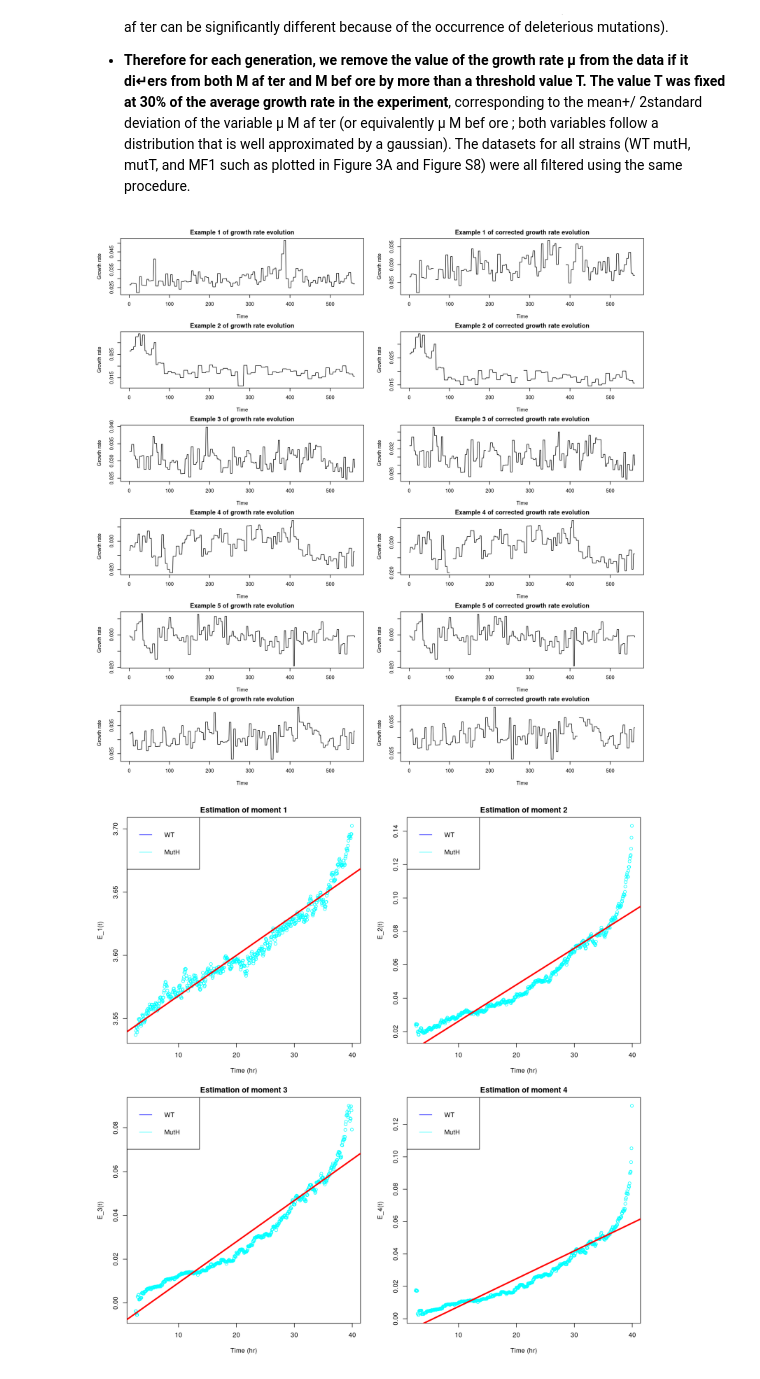
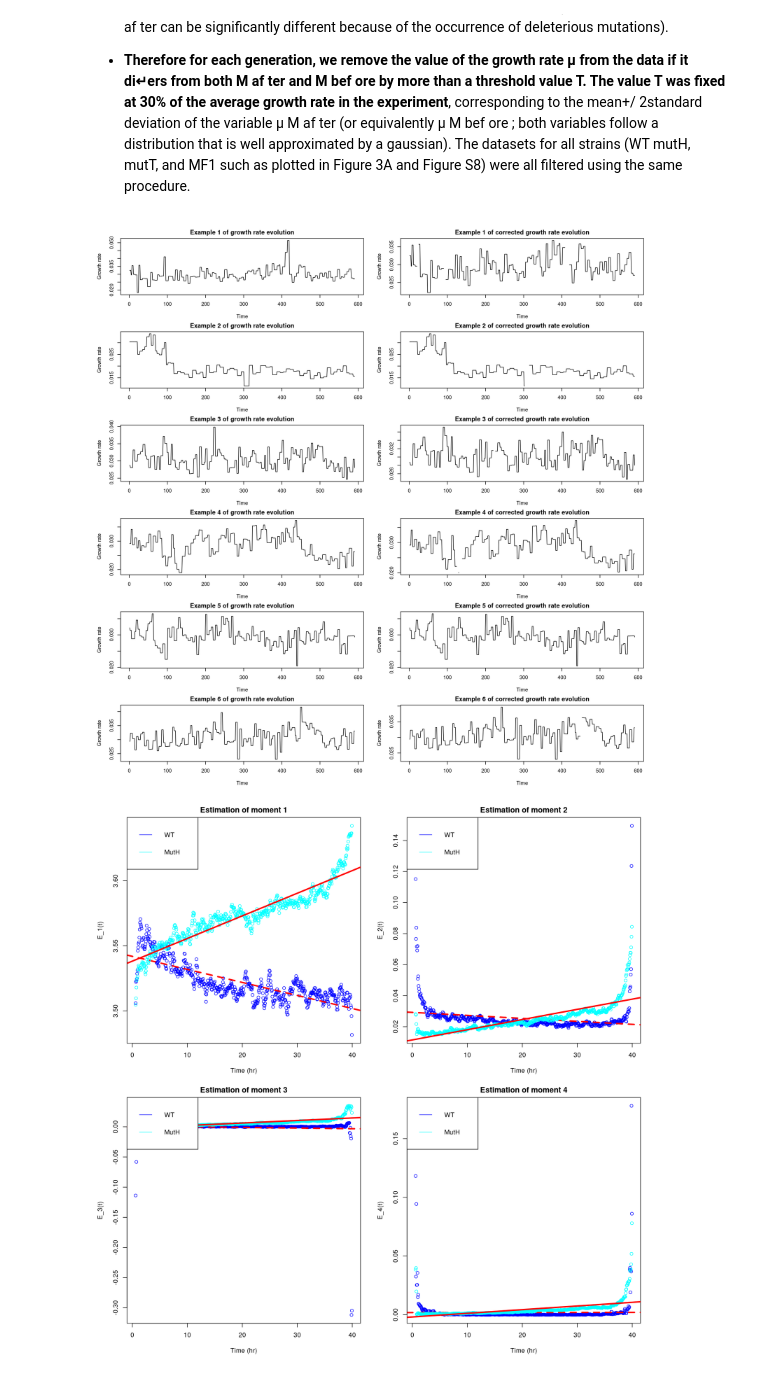
Before and after one commit to Jeremy-Andreoletti/MSV_Project_DFE, a Jupyter notebook: tentative_replication2.ipynb, the cells around one changed output. Cells and saved outputs as stored; diff of their text form; code cells hidden in the pictures.

```diff
--- a/tentative_replication2.ipynb
+++ b/tentative_replication2.ipynb
@@ -45,6 +45,10 @@ A data.frame: 10 × 9
 
 microMA_MutH_growthRates <- microMA_MutH[seq(3, dim(microMA_MutH)[2], 3)]
 microMA_MutH_growthRates[microMA_MutH_growthRates<0] <- 0  # Set negative growth rates to 0
+
+microMA_WT_growthRates <- microMA_WT[seq(3, dim(microMA_WT)[2], 3)]
+microMA_WT_growthRates[microMA_WT_growthRates<0] <- 0  # Set negative growth rates to 0
+
 
 par(mfrow=c(3,2), mar = c(4, 4, 2, 2))
 options(repr.plot.width = 12, repr.plot.height = 6, repr.plot.res = 150)
@@ -75,8 +79,8 @@ deletion_dead_cells <- function(dataset){
     lslow=c()
     Tmax <- 40*15 #dim(dataset)[1]
     ncells <- dim(dataset)[2]
-    threshold <- 0.0003
-    for(cell in 10:ncells){
+    threshold <- 0.003
+    for(cell in 1:ncells){
         tslow <- 0
         for(t in 1:Tmax){
             if (is.na(dataset[t,cell])){
@@ -95,8 +99,10 @@ deletion_dead_cells <- function(dataset){
     }
     print(length(lslow))
     print(ncells)
-    return (dataset[40:(40*15),-lslow])
+    return (dataset[10:(40*15),-lslow])
 }
 microMA_MutH_growthRates_nodead <- deletion_dead_cells(microMA_MutH_growthRates)
 print(dim(microMA_MutH_growthRates_nodead))
+microMA_WT_growthRates_nodead <- deletion_dead_cells(microMA_WT_growthRates)
+print(dim(microMA_WT_growthRates_nodead))
 # %% [output]
@@ -143,6 +152,11 @@ for (i in 1:dim(microMA_MutH_growthRates_nodead_noab)[2]){
     L <- microMA_MutH_growthRates_nodead_noab[,i]
     microMA_MutH_growthRates_nodead_noab[sapply(1:length(L), detect_aberrant_GR, L = L),i] <- NA
 }
+microMA_WT_growthRates_nodead_noab <- microMA_WT_growthRates_nodead
+for (i in 1:dim(microMA_WT_growthRates_nodead_noab)[2]){
+    L <- microMA_WT_growthRates_nodead_noab[,i]
+    microMA_WT_growthRates_nodead_noab[sapply(1:length(L), detect_aberrant_GR, L = L),i] <- NA
+}
 # %%
 # Let us look at some examples:
 
@@ -150,11 +164,11 @@ par(mfrow=c(6,2), mar = c(4, 4, 2, 2))
 options(repr.plot.width = 12, repr.plot.height = 12, repr.plot.res = 150)
 
 for (i in 1:6){
-    plot(microMA_MutH_growthRates[40:600, i], type="l", xlab = "Time", ylab = "Growth rate", main = paste("Example",i,"of growth rate evolution"))
+    plot(microMA_MutH_growthRates[10:600, i], type="l", xlab = "Time", ylab = "Growth rate", main = paste("Example",i,"of growth rate evolution"))
     plot(microMA_MutH_growthRates_nodead_noab[, i], type="l", xlab = "Time", ylab = "Growth rate", main = paste("Example",i,"of corrected growth rate evolution"))
 }
 # %% [output]
-[figure, old version]
+[figure, new version]
 # %%
 moment_expectation <- function(k, dataset){
   return (rowMeans(dataset**k, na.rm = T))
@@ -169,34 +183,54 @@ moments_expectations_clean_MutH <- data.frame(sapply(k_values,
                                                    moment_expectation,
                                                    dataset=microMA_MutH_growthRates_nodead_noab))
 names(moments_expectations_clean_MutH) <- paste("k.", k_values, sep = "")
+
+moments_expectations_clean_WT <- data.frame(sapply(k_values,
+                                                   moment_expectation,
+                                                   dataset=microMA_WT_growthRates_nodead_noab))
+names(moments_expectations_clean_WT) <- paste("k.", k_values, sep = "")
 # %%
 time_window=10:600
 par(mfrow = c(2,2), mar = c(5, 4, 2, 2))
 #options(repr.plot.width = 12, repr.plot.height = 6)
 
 N <- 4
 slopes <- data.frame(n = 1:N,
-                     slope_MutH = rep(NA,N), std_err_MutH = rep(NA,N), r2_MutH = rep(NA,N), resid_L1_MutH = rep(NA,N), resid_L2_MutH = rep(NA,N))
+                     slope_MutH = rep(NA,N), std_err_MutH = rep(NA,N), r2_MutH = rep(NA,N), resid_L1_MutH = rep(NA,N), resid_L2_MutH = rep(NA,N),
+                     slope_WT = rep(NA,N), std_err_WT = rep(NA,N), r2_WT = rep(NA,N), resid_L1_WT = rep(NA,N), resid_L2_WT = rep(NA,N))
 
 for (n in 1:N){
-    df_n <- data.frame(time = microMA_MutH[40:600,]$time/60,
+    df_n <- data.frame(time = microMA_MutH[time_window,]$time/60,
+                     E_nt_WT = rowSums(sapply(1:n, log_choose, n=n, moments_expectations=moments_expectations_clean_WT)),
                      E_nt_MutH = rowSums(sapply(1:n, log_choose, n=n, moments_expectations=moments_expectations_clean_MutH)))
 
     plot(x = df_n$time,
+         y = df_n$E_nt_WT,
+         xlab = "Time (hr)",
+         ylab = paste("E_", n, "(t)", sep = ""),
+         col = "blue",
+         main = paste("Estimation of moment", n),
+         ylim = range(df_n[,c(2,3)]))
+
+    lin_reg_WT <- lm(E_nt_WT~time, data=df_n)
+    abline(lin_reg_WT, col="red", lty=2, lwd=3)
+    slopes[n,7:11] <- c(summary(lin_reg_WT)$coefficients[2,c(1,2)]/60, summary(lin_reg_WT)$r.squared, mean(abs(resid(lin_reg_WT))), sqrt(mean(resid(lin_reg_WT)**2)))
+
+    points(x = df_n$time,
            y = df_n$E_nt_MutH,
            xlab = "Time (hr)",
            ylab = paste("E_", n, "(t)", sep = ""),
            col = "cyan",
            main = paste("Estimation of moment", n))
 
     lin_reg_MutH <- lm(E_nt_MutH~time, data=df_n)
     abline(lin_reg_MutH, col="red", lwd=3)
     slopes[n,2:6] <- c(summary(lin_reg_MutH)$coefficients[2,c(1,2)]/60, summary(lin_reg_MutH)$r.squared, mean(abs(resid(lin_reg_MutH))), sqrt(mean(resid(lin_reg_MutH)**2)))
 
   legend("topleft", legend = c("WT", "MutH"), col=c("blue", "cyan"), lty=1, seg.len = 1, text.width=5)
+
 }
 # %% [output]
-[figure, old version]
+[figure, new version]
 # %%
 signif(slopes, digits=2)
 # %% [output]
```
Also changed, not shown: parts of 2 cells of this notebook.
